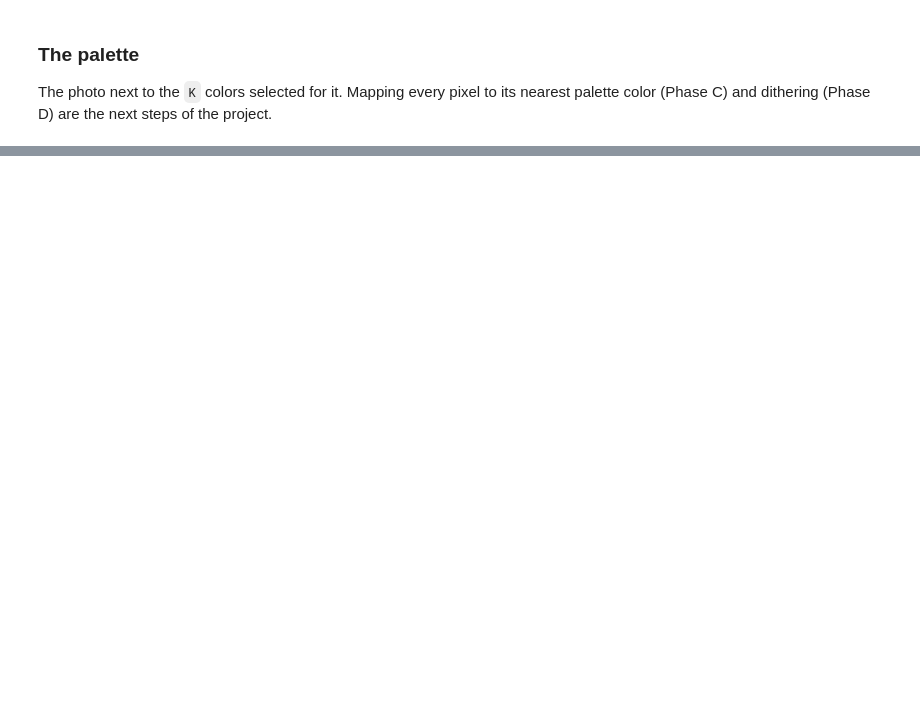
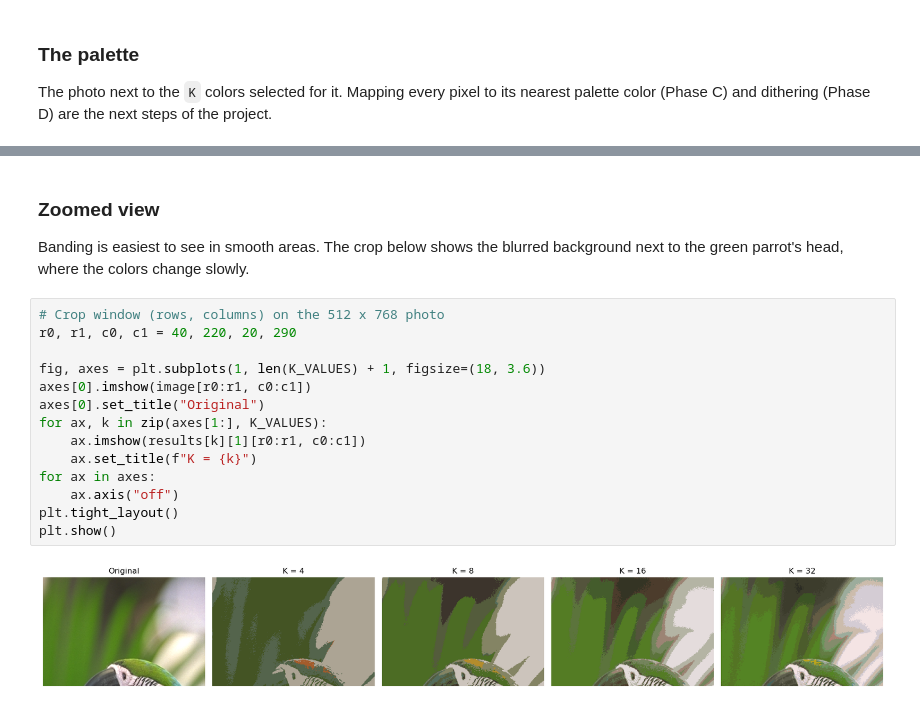
Before and after one commit to Ceren04/Color-quantization-and-dithering, a Jupyter notebook: INF605_Group1_Median_Cut.ipynb, the cells around one changed output, grey strips where cells are left out. Saved outputs shown, nothing was run; the diff lists cells and outputs as text; blank space fills up the shorter version.

```diff
--- a/INF605_Group1_Median_Cut.ipynb
+++ b/INF605_Group1_Median_Cut.ipynb
@@ -535,0 +770,20 @@ plt.show()
+# %% [markdown]
+### Zoomed view
+
+Banding is easiest to see in smooth areas. The crop below shows the blurred background next to the green parrot's head, where the colors change slowly.
+# %%
+# Crop window (rows, columns) on the 512 x 768 photo
+r0, r1, c0, c1 = 40, 220, 20, 290
+
+fig, axes = plt.subplots(1, len(K_VALUES) + 1, figsize=(18, 3.6))
+axes[0].imshow(image[r0:r1, c0:c1])
+axes[0].set_title("Original")
+for ax, k in zip(axes[1:], K_VALUES):
+    ax.imshow(results[k][1][r0:r1, c0:c1])
+    ax.set_title(f"K = {k}")
+for ax in axes:
+    ax.axis("off")
+plt.tight_layout()
+plt.show()
+# %% [output]
+[figure, added]
```
Also changed, not shown: parts of 20 cells of this notebook, 1 other file.
